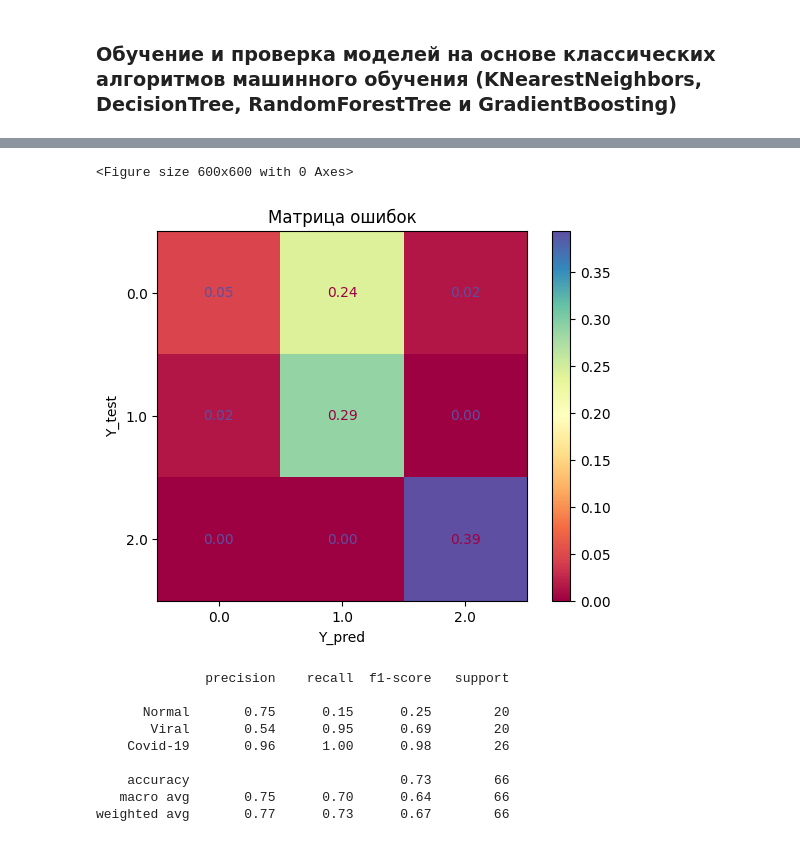
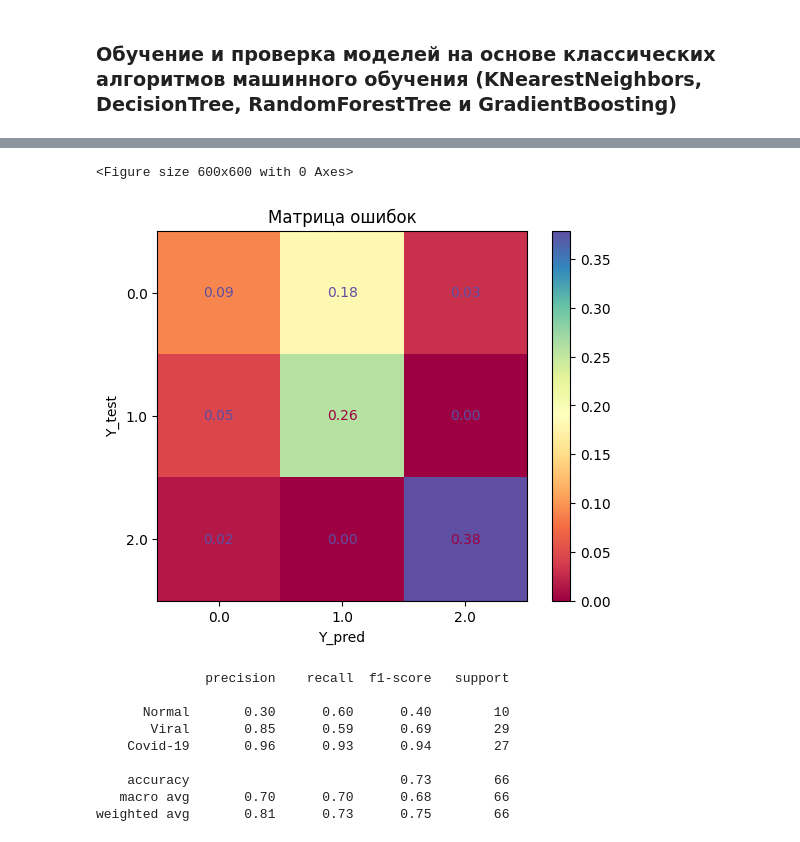
Before and after one commit to avkolchin1995/COVID-19-detection-ML-DL, a Jupyter notebook: COVID-19-detection-ML-DL.ipynb, the cells around one changed output, grey strips where cells are left out. Cells and saved outputs as stored; diff of their text form; code cells hidden in the pictures.

```diff
--- a/COVID-19-detection-ML-DL.ipynb
+++ b/COVID-19-detection-ML-DL.ipynb
@@ -58,7 +58,7 @@ def lbp_features(image):
     # Извлечение LBP-признаков
     lbp = local_binary_pattern(
         image=image,
-        P=256,
+        P=512,
         R=1,
         method='uniform'
         )
@@ -301,33 +301,33 @@ weighted avg       0.96      0.95      0.95        66
 # %%
 # Обучение и проверка модели на основе многослойного персептрона (scikit-learn)
-model_MLP_skl = MLPClassifier(hidden_layer_sizes=(256,128,64), random_state=18, max_iter=10**8) # Инициализация модели на основе многослойного персептрона
+model_MLP_skl = MLPClassifier(hidden_layer_sizes=(512,256,128), random_state=18, max_iter=10**8) # Инициализация модели на основе многослойного персептрона
 model_MLP_skl.fit(X_train,y_train) # обучение модели
 y_pred = model_MLP_skl.predict(X_test) # тестирование модели
 cm_model_MLP_skl = confusion_matrix(y_test,y_pred, normalize='all') # матрица ошибок
 #
 #Визуализация матрицы ошибок
 plt.figure(figsize=(6,6))
 graph = ConfusionMatrixDisplay(confusion_matrix=cm_model_MLP_skl, display_labels=model_MLP_skl.classes_)
 graph.plot(cmap='Spectral', values_format='.2f')
 plt.xlabel('Y_pred')
 plt.ylabel('Y_test')
 plt.title('Матрица ошибок')
 plt.show()
 #
 # Отчет по классификации
-print(classification_report(y_test,y_pred, target_names=['Normal','Viral','Covid-19']))
+print(classification_report(y_pred,y_test, target_names=['Normal','Viral','Covid-19']))
 # %% [output]
 <Figure size 600x600 with 0 Axes>
-[figure, old version]
+[figure, new version]
               precision    recall  f1-score   support
 
-      Normal       0.75      0.15      0.25        20
-       Viral       0.54      0.95      0.69        20
-    Covid-19       0.96      1.00      0.98        26
+      Normal       0.30      0.60      0.40        10
+       Viral       0.85      0.59      0.69        29
+    Covid-19       0.96      0.93      0.94        27
 
     accuracy                           0.73        66
-   macro avg       0.75      0.70      0.64        66
-weighted avg       0.77      0.73      0.67        66
+   macro avg       0.70      0.70      0.68        66
+weighted avg       0.81      0.73      0.75        66
 # %%
 # Обучение и проверка модели на основе многослойного персептрона (torch)
 #
```
Also changed, not shown: parts of 4 cells of this notebook.
